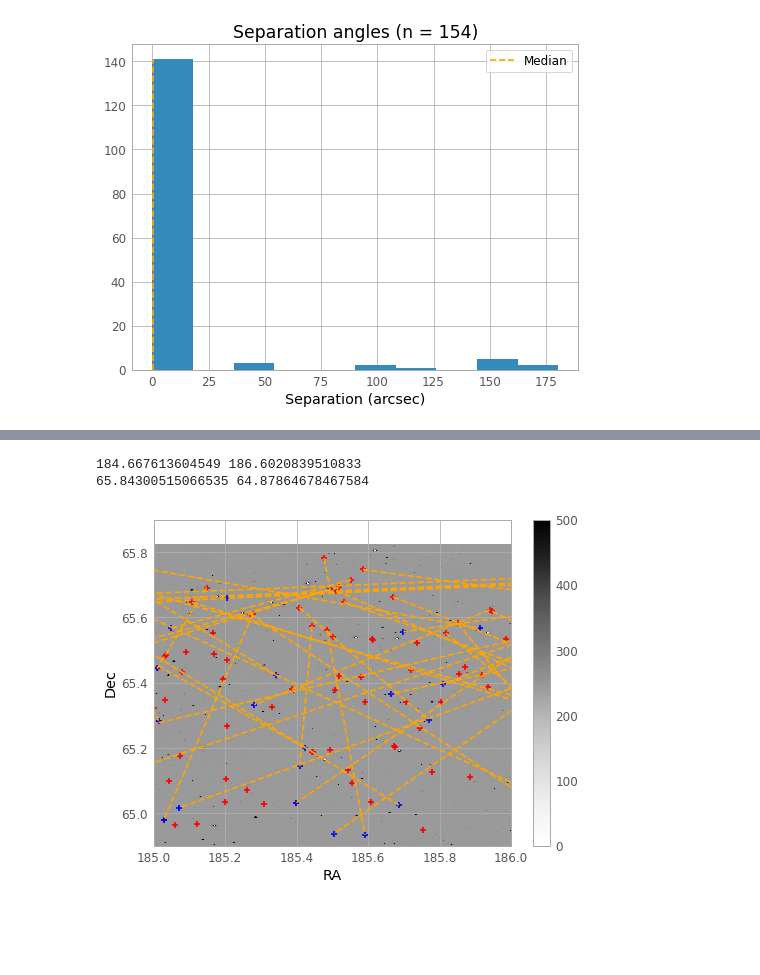
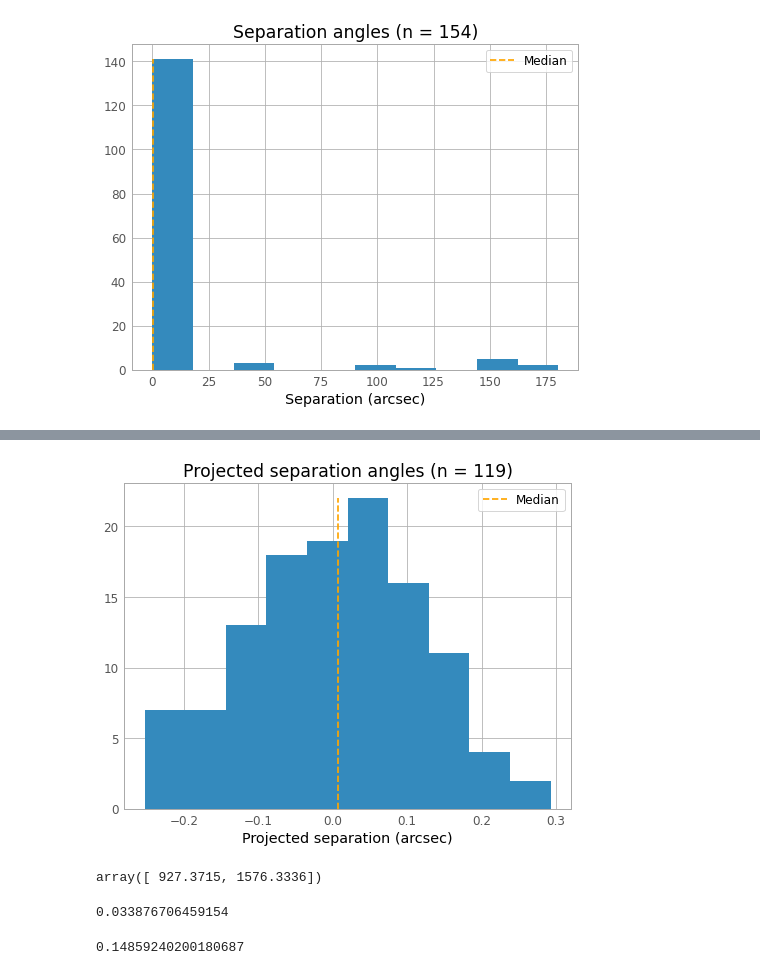
Before and after one commit to RileyWClarke/RAFTS, a Jupyter notebook: ztf_imgs.ipynb, the cells around one changed output, grey strips where cells are left out. Cells and saved outputs as stored; diff of their text form; code cells hidden in the pictures; blank space fills up the shorter version.

```diff
--- a/ztf_imgs.ipynb
+++ b/ztf_imgs.ipynb
@@ -477,23 +411,31 @@ the RADECSYS keyword is deprecated, use RADESYSa. [astropy.wcs.wcs]
-# %%
-print(ramin,ramax)
-print(decmin,decmax)
-# %% [output]
-184.667613604549 186.6020839510833
-65.84300515066535 64.87864678467584
-# %%
-plt.figure()
-plt.imshow(ref_data, interpolation='none', extent=[ramin,ramax,decmin,decmax], origin='lower', cmap='Greys', clim=(0,500), aspect='auto')
-plt.colorbar()
-plt.scatter(ref_cata["ALPHA_SKY"][ref_cata.index.isin(ind)], ref_cata["DELTA_SKY"][ref_cata.index.isin(ind)], color='r', marker='+')
-plt.scatter(sci_cata["ALPHA_SKY"][sci_cata.index.isin(ind)], sci_cata["DELTA_SKY"][sci_cata.index.isin(ind)], color='b', marker='+')
-
-for x1, y1, x2, y2 in zip(ref_cata["ALPHA_SKY"][ref_cata.index.isin(ind)], ref_cata["DELTA_SKY"][ref_cata.index.isin(ind)],
-                          sci_cata["ALPHA_SKY"][sci_cata.index.isin(ind)], sci_cata["DELTA_SKY"][sci_cata.index.isin(ind)]):
-    plt.plot([x1,x2],[y1,y2], color='orange', ls='--')
-
-plt.xlim(185,186)
-plt.ylim(64.9,65.9)
-plt.xlabel('RA')
-plt.ylabel('Dec');
-# %% [output]
-[figure, removed]
+# %%
+ref_coord = SkyCoord(ref_cata["ALPHA_SKY"][ind].values * u.degree,
+                ref_cata["DELTA_SKY"][ind].values * u.degree, frame='icrs')
+sci_coord = SkyCoord(sci_cata["ALPHA_SKY"].values * u.degree,
+                sci_cata["DELTA_SKY"].values * u.degree, frame='icrs')
+# %%
+theta_1 = ref_coord.position_angle(zenith).arcsecond
+theta_2 = ref_coord.position_angle(sci_coord).arcsecond
+# %%
+proj = seps[seps < 1] * np.cos(theta_1[seps < 1] - theta_2[seps < 1])
+# %%
+plt.hist(proj, bins=10)
+counts, bin_edges = np.histogram(proj, bins=10)
+plt.vlines(np.median(proj), 0, counts.max(), color='orange', ls='--', label='Median')
+plt.xlabel('Projected separation (arcsec)')
+plt.title('Projected separation angles (n = {})'.format(len(proj)))
+plt.legend();
+# %% [output]
+[figure, added]
+# %%
+sci_cata[["X_IMAGE","Y_IMAGE"]][seps < 1].values[75]
+# %% [output]
+array([ 927.3715, 1576.3336])
+# %%
+proj[75]
+# %% [output]
+0.033876706459154
+# %%
+seps[75]
+# %% [output]
+0.14859240200180687
```
Also changed, not shown: parts of 20 cells of this notebook, 3 other files.
